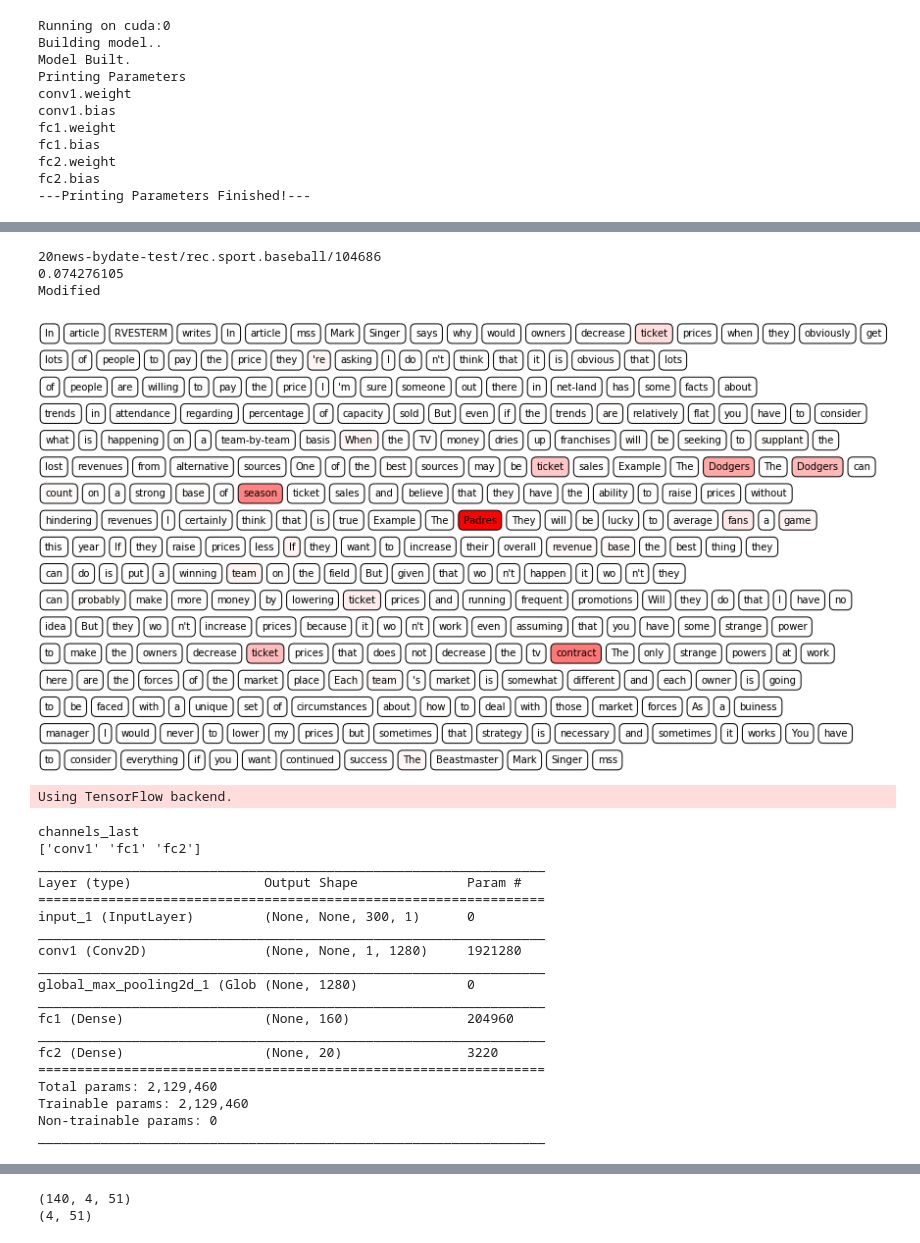
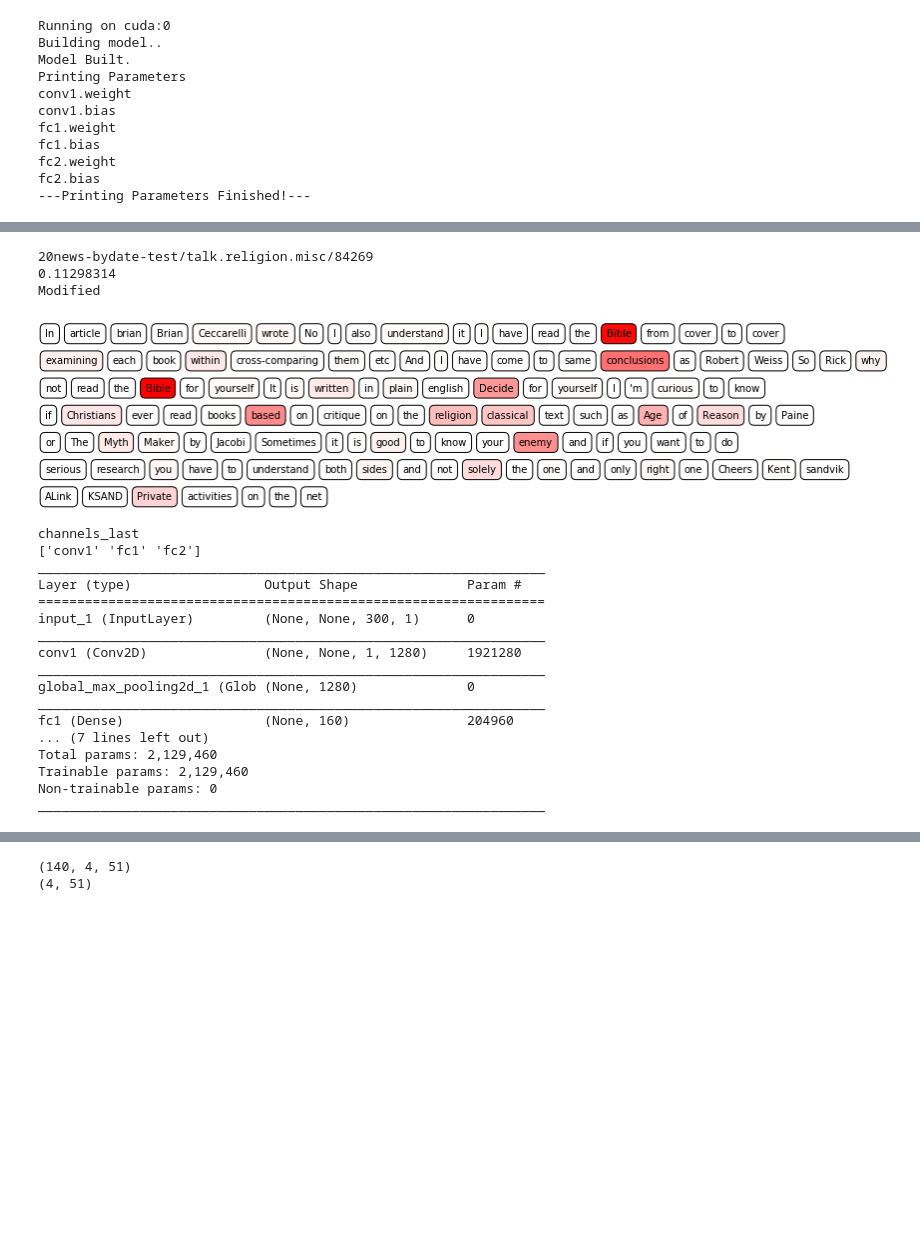
Before and after one commit to CyanideBoy/RDE-Project, a Jupyter notebook: NG20/RelMaps/relMaps_loss1.ipynb, the cells around one changed output, grey strips where cells are left out. Saved outputs shown, nothing was run; the diff lists cells and outputs as text; code cells hidden in the pictures; blank space fills up the shorter version.

```diff
--- a/NG20/RelMaps/relMaps_loss1.ipynb
+++ b/NG20/RelMaps/relMaps_loss1.ipynb
@@ -380,29 +387,25 @@ def plot_text_heatmap(words, scores, title="", width=10, height=0.2, verbose=0,
     if verbose == 0:
         ax.axis('off')
 # %%
-
-no = 3
-cls = 9
+no = 0
+cls = 19
 print(pths[cls][no])
 print(rmap[cls][no].mean())
-if rmap[cls][no].mean() > 0.05:
+if rmap[cls][no].mean() > 0.08:
     plot_text_heatmap(wds[cls][no],(rmap[cls][no]/np.max(rmap[cls][no]))**8)
     print("Modified")
 else:
     plot_text_heatmap(wds[cls][no],rmap[cls][no])
 # %% [output]
-20news-bydate-test/rec.sport.baseball/104686
-0.074276105
+20news-bydate-test/talk.religion.misc/84269
+0.11298314
 Modified
-[figure, old version]
+[figure, new version]
 # %%
-#import os
-#os.environ["CUDA_VISIBLE_DEVICES"]="1"
-
 from keras import backend as K
 import torch.nn as nn
 import torch.nn.functional as F
-from keras.layers import Conv2D, Input, Dense, MaxPool2D, Flatten, Lambda, GlobalMaxPool2D
+from keras.layers import Conv2D, Input, Dense, MaxPool2D, Flatten, Lambda, GlobalMaxPool2D, Dropout
 from keras.models import Model
 import tensorflow as tf
 
@@ -413,13 +416,11 @@ with tf.device('/GPU:0'):
     inp = Input((None,300,1))
     x = Conv2D(1280,(5,300),activation='relu', name='conv1')(inp)
 
-    # Reshaping to (BCHW)
     x = GlobalMaxPool2D('channels_last')(x)
-    # Reshaping to (BCHW)
-    #x = Lambda(lambda x: K.permute_dimensions(x, (0, 3, 1, 2)))(x)
-    #x = Flatten()(x)
-    z = Dense(160,name='fc1')(x)
-    out = Dense(20,name='fc2')(z)
+    x = Dense(160,name='fc1',activation='relu')(x)
+    z = Dropout(0.35)(x)
+    ou = Dense(20,name='fc2')(z)
+    out = Dropout(0.35)(ou)
     k_model = Model(inp, out)
 
 
@@ -452,26 +453,23 @@ for layer in unique_layers:
 
 k_model.summary()
 # %% [output]
-Using TensorFlow backend.
+channels_last
+['conv1' 'fc1' 'fc2']
+_________________________________________________________________
+Layer (type)                 Output Shape              Param #
+=================================================================
+input_1 (InputLayer)         (None, None, 300, 1)      0
+_________________________________________________________________
+conv1 (Conv2D)               (None, None, 1, 1280)     1921280
+_________________________________________________________________
+global_max_pooling2d_1 (Glob (None, 1280)              0
+_________________________________________________________________
+fc1 (Dense)                  (None, 160)               204960
+... (7 lines left out)
+Total params: 2,129,460
+Trainable params: 2,129,460
+Non-trainable params: 0
+_________________________________________________________________
-channels_last
-['conv1' 'fc1' 'fc2']
-_________________________________________________________________
-Layer (type)                 Output Shape              Param #
-=================================================================
-input_1 (InputLayer)         (None, None, 300, 1)      0
-_________________________________________________________________
-conv1 (Conv2D)               (None, None, 1, 1280)     1921280
-_________________________________________________________________
-global_max_pooling2d_1 (Glob (None, 1280)              0
-_________________________________________________________________
-fc1 (Dense)                  (None, 160)               204960
-_________________________________________________________________
-fc2 (Dense)                  (None, 20)                3220
-=================================================================
-Total params: 2,129,460
-Trainable params: 2,129,460
-Non-trainable params: 0
-_________________________________________________________________
 # %%
 import innvestigate
 import innvestigate.applications
```
Also changed, not shown: parts of 18 cells of this notebook, 2 other files.
